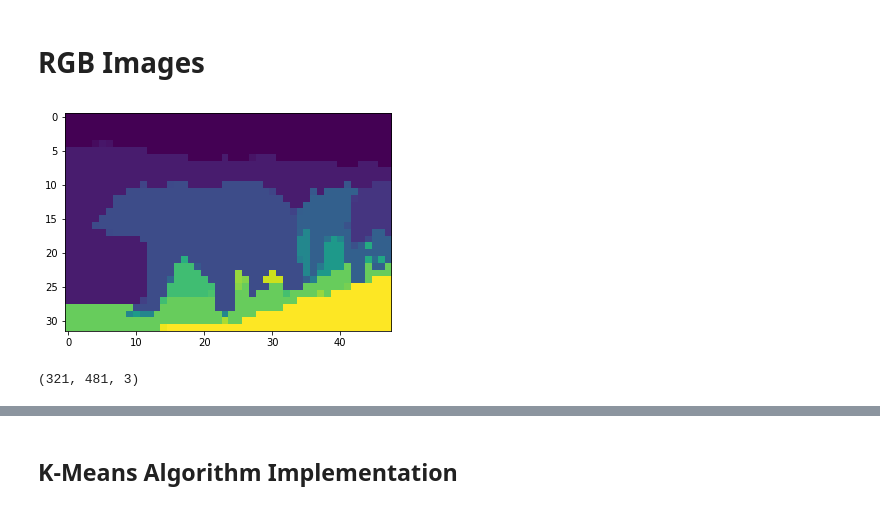
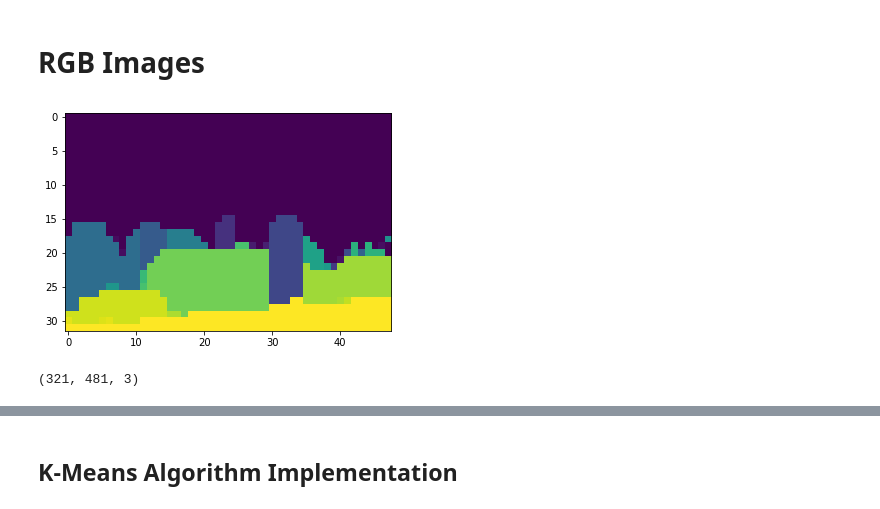
Before and after one commit to Eiris/MLProjectUF, a Jupyter notebook: Project 1/Project_1 - Data Cleaning for Kmeans.ipynb, the cells around one changed output, grey strips where cells are left out. Drawn from its saved outputs; the diff is of its cells as text; code cells hidden in the pictures.

```diff
--- a/Project 1/Project_1 - Data Cleaning for Kmeans.ipynb
+++ b/Project 1/Project_1 - Data Cleaning for Kmeans.ipynb
@@ -3,23 +3,23 @@
 # %%
 import matplotlib.pyplot as plt
 import matplotlib.image as mpimg
 from skimage.transform import rescale
 import numpy as np
 import scipy.io as sio
 import os
 
 # Path of images
 path = 'C:/Users/DarkB/Downloads/ML Python Scripts/Project 1/ImsAndSegs'
 
 # Load image data
-img_load = sio.loadmat('C:/Users/DarkB/Downloads/ML Python Scripts/Project 1/ImsAndSegs/ImsAndTruths100075.mat')
+img_load = sio.loadmat('C:/Users/DarkB/Downloads/ML Python Scripts/Project 1/ImsAndSegs/ImsAndTruths97017.mat')
 img = img_load['Im']
 seg_im = img_load['Seg1']
 
 # Plot image
 plt.imshow(rescale(seg_im,0.1,mode='reflect'))
 plt.show()
 img.shape
 # %% [output]
-[figure, old version]
+[figure, new version]
 (321, 481, 3)
```
Also changed, not shown: parts of 21 cells of this notebook.
